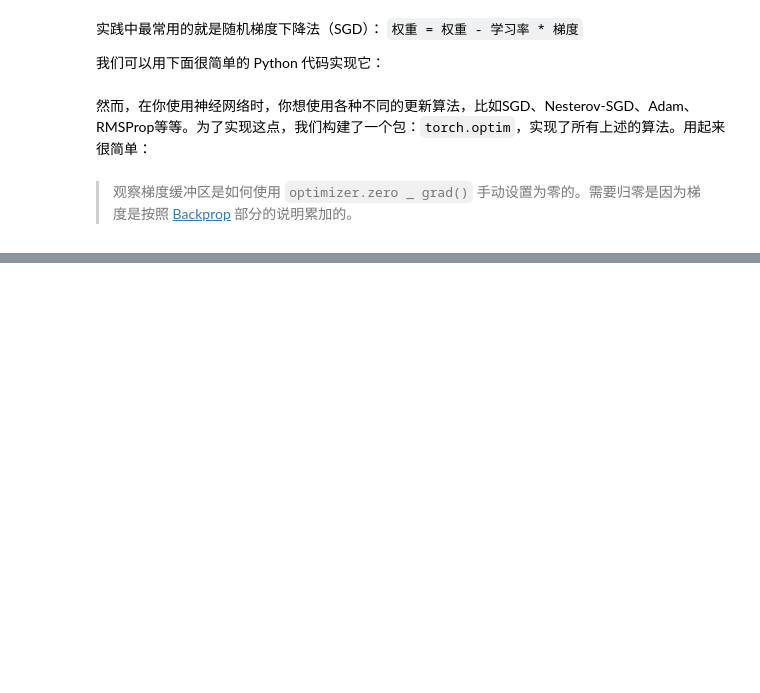
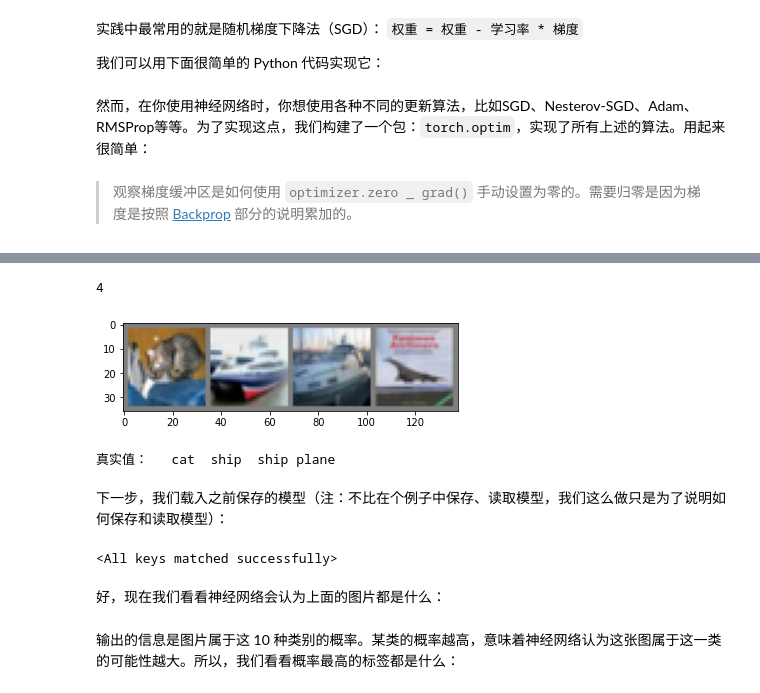
Before and after one commit to benrenzhu/learn-PyTorch, a Jupyter notebook: learn pytorch.ipynb, the cells around one changed output, grey strips where cells are left out. Saved outputs shown, nothing was run; the diff lists cells and outputs as text; code cells hidden in the pictures; blank space fills up the shorter version.

```diff
--- a/learn pytorch.ipynb
+++ b/learn pytorch.ipynb
@@ -613,0 +774,20 @@ optimizer.step() #执行更新操作
+# %%
+dataiter = iter(testloader)
+images, labels = dataiter.next()
+
+#预览图片
+imshow(torchvision.utils.make_grid(images))
+print('真实值：', ' '.join('%5s' % classes[labels[j]] for j in range(4)))
+# %% [output]
+4
+[figure, added]
+真实值：   cat  ship  ship plane
+# %% [markdown]
+下一步，我们载入之前保存的模型（注：不比在个例子中保存、读取模型，我们这么做只是为了说明如何保存和读取模型）：
+# %%
+net = Net()
+net.load_state_dict(torch.load(PATH))
+# %% [output]
+<All keys matched successfully>
+# %% [markdown]
+好，现在我们看看神经网络会认为上面的图片都是什么：
@@ -613,0 +796,2 @@ optimizer.step() #执行更新操作
+# %% [markdown]
+输出的信息是图片属于这 10 种类别的概率。某类的概率越高，意味着神经网络认为这张图属于这一类的可能性越大。所以，我们看看概率最高的标签都是什么：
```
Also changed, not shown: parts of 55 cells of this notebook.
